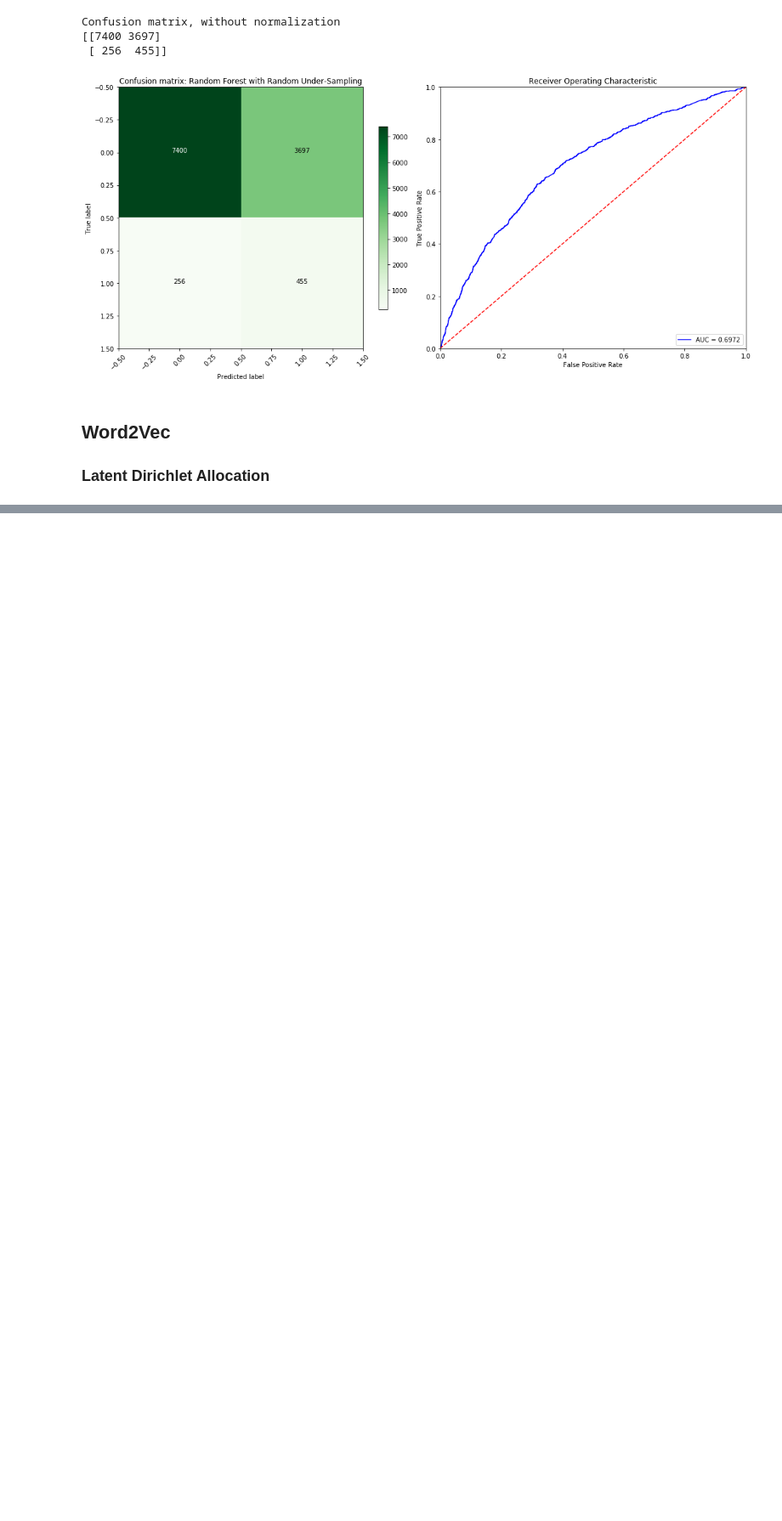
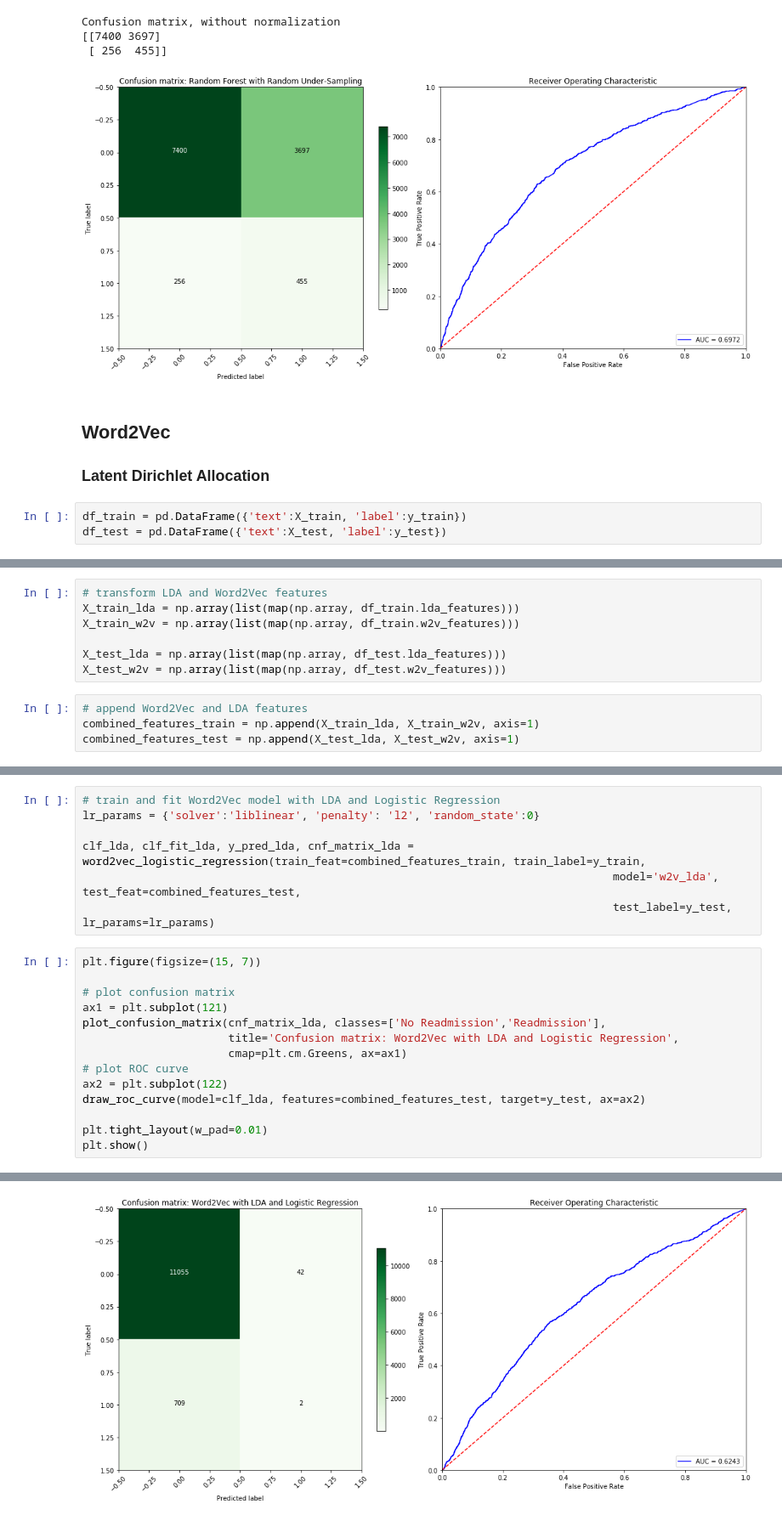
Before and after one commit to TheeChris/hospital_readmission, a Jupyter notebook: Predictive_Modeling.ipynb, the cells around one changed output, grey strips where cells are left out. Shown: that part at 85% size. Drawn from its saved outputs; the diff is of its cells as text; blank space fills up the shorter version.

Commit message:
add W2V models

```diff
--- a/Predictive_Modeling.ipynb
+++ b/Predictive_Modeling.ipynb
@@ -211,3 +211,6 @@ Confusion matrix, without normalization
 # %% [markdown]
 ## Word2Vec
 ### Latent Dirichlet Allocation
+# %%
+df_train = pd.DataFrame({'text':X_train, 'label':y_train})
+df_test = pd.DataFrame({'text':X_test, 'label':y_test})
@@ -213,0 +237,11 @@ Confusion matrix, without normalization
+# %%
+# transform LDA and Word2Vec features
+X_train_lda = np.array(list(map(np.array, df_train.lda_features)))
+X_train_w2v = np.array(list(map(np.array, df_train.w2v_features)))
+
+X_test_lda = np.array(list(map(np.array, df_test.lda_features)))
+X_test_w2v = np.array(list(map(np.array, df_test.w2v_features)))
+# %%
+# append Word2Vec and LDA features
+combined_features_train = np.append(X_train_lda, X_train_w2v, axis=1)
+combined_features_test = np.append(X_test_lda, X_test_w2v, axis=1)
@@ -213,0 +255,22 @@ Confusion matrix, without normalization
+# %%
+# train and fit Word2Vec model with LDA and Logistic Regression
+lr_params = {'solver':'liblinear', 'penalty': 'l2', 'random_state':0}
+
+clf_lda, clf_fit_lda, y_pred_lda, cnf_matrix_lda = word2vec_logistic_regression(train_feat=combined_features_train, train_label=y_train,
+                                                                                model='w2v_lda', test_feat=combined_features_test,
+                                                                                test_label=y_test, lr_params=lr_params)
+# %%
+plt.figure(figsize=(15, 7))
+
+# plot confusion matrix
+ax1 = plt.subplot(121)
+plot_confusion_matrix(cnf_matrix_lda, classes=['No Readmission','Readmission'],
+                      title='Confusion matrix: Word2Vec with LDA and Logistic Regression',
+                      cmap=plt.cm.Greens, ax=ax1)
+# plot ROC curve
+ax2 = plt.subplot(122)
+draw_roc_curve(model=clf_lda, features=combined_features_test, target=y_test, ax=ax2)
+
+plt.tight_layout(w_pad=0.01)
+plt.show()
+# %% [output]
@@ -213,0 +280 @@ Confusion matrix, without normalization
+[figure, added]
```
Also changed, not shown: parts of 19 cells of this notebook.
